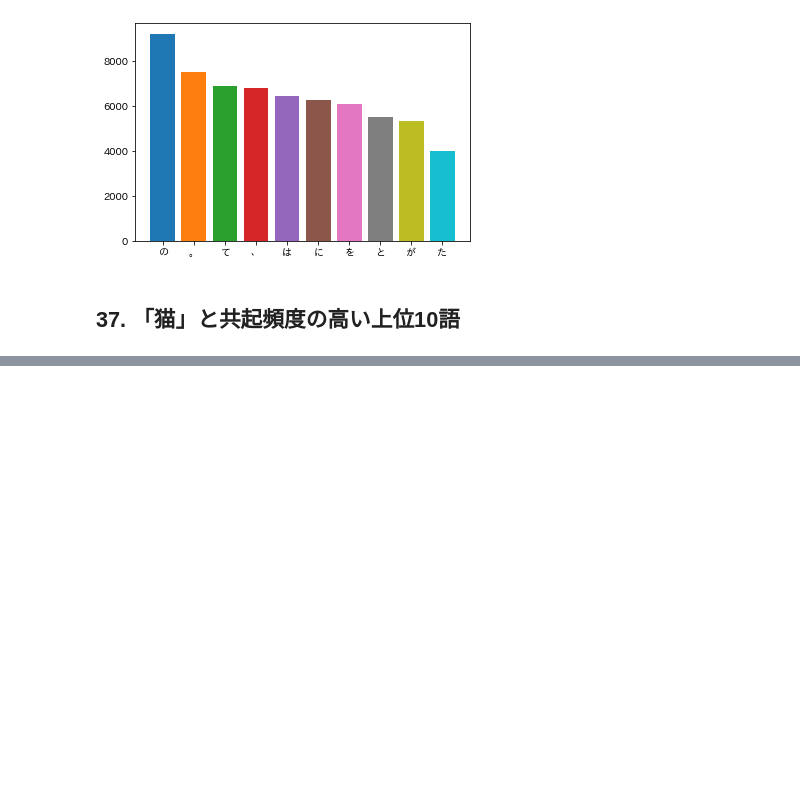
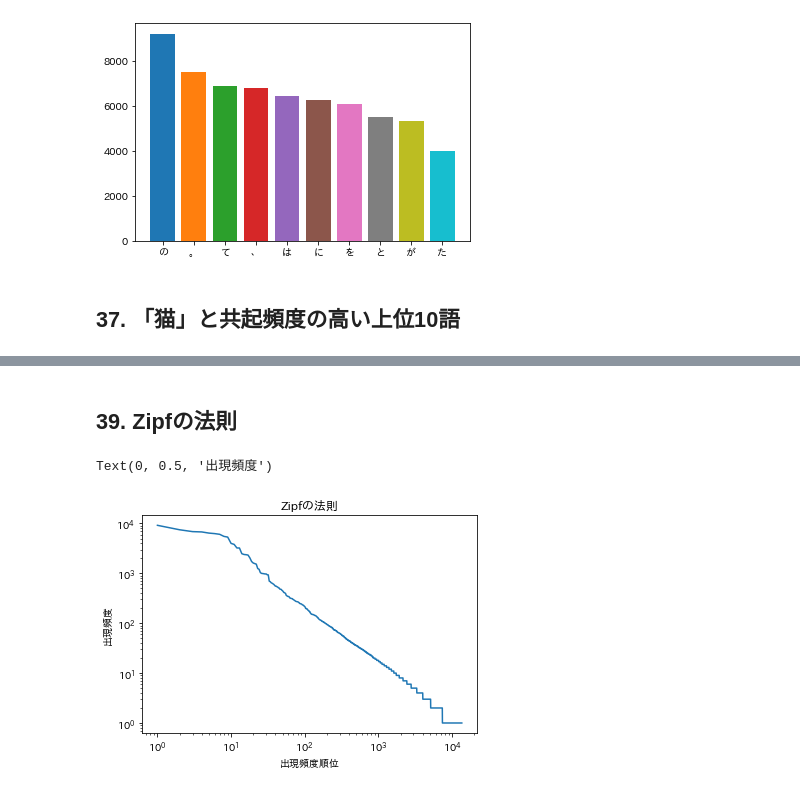
Before and after one commit to ta-ryo/python_nlp, a Jupyter notebook: jupyter_lab_from_docker/work/src/ch04.ipynb, the cells around one changed output, grey strips where cells are left out. Saved outputs shown, nothing was run; the diff lists cells and outputs as text; code cells hidden in the pictures; blank space fills up the shorter version.

```diff
--- a/jupyter_lab_from_docker/work/src/ch04.ipynb
+++ b/jupyter_lab_from_docker/work/src/ch04.ipynb
@@ -156,0 +177,30 @@ for count, dic in enumerate(result):
+# %% [markdown]
+## 39. Zipfの法則
+# %%
+import collections
+import matplotlib.pyplot as plt
+import japanize_matplotlib
+
+ans = collections.defaultdict(int) # dicの初期値設定
+
+for d in result:
+    ans[d['surface']] += 1
+
+ans_sort = sorted(ans.items(), key=lambda x:x[1], reverse=True)
+
+x = range(1,len(ans_sort)+1)
+y = [count for word,count in ans_sort]
+
+plt.plot(x, y)
+gca = plt.gca() #plotしたグラフを取得
+gca.set_xscale('log')
+gca.set_yscale('log')
+
+plt.title('Zipfの法則')
+plt.xlabel('出現頻度順位')
+plt.ylabel('出現頻度')
+
+plt.show()
+# %% [output]
+Text(0, 0.5, '出現頻度')
+[figure, added]
```
Also changed, not shown: parts of 4 cells of this notebook.
